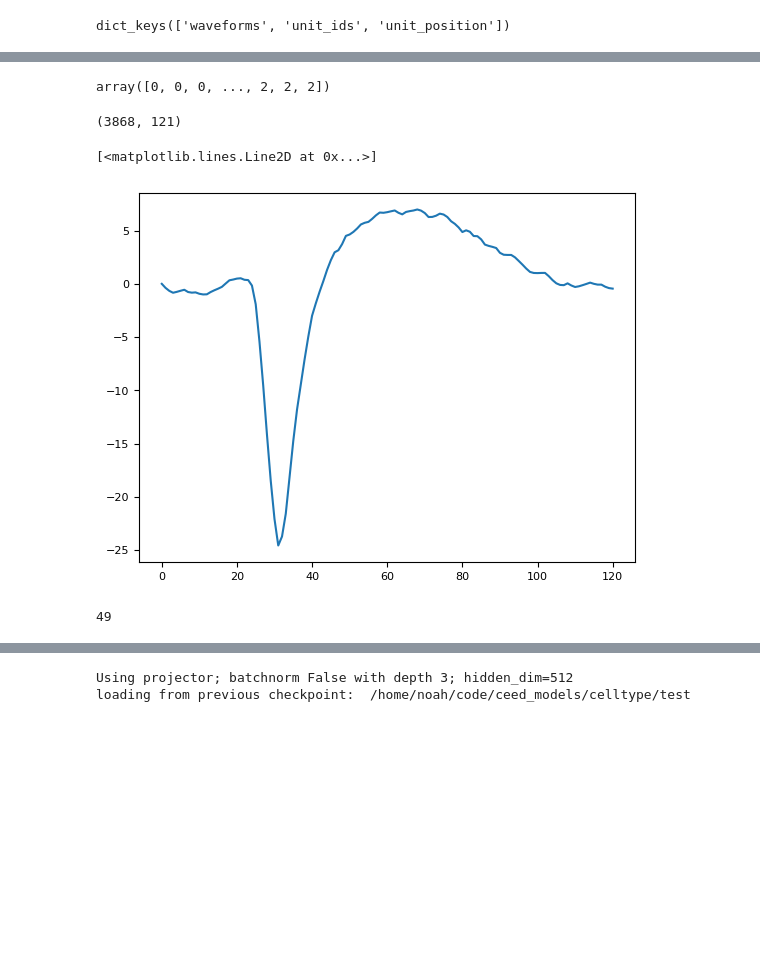
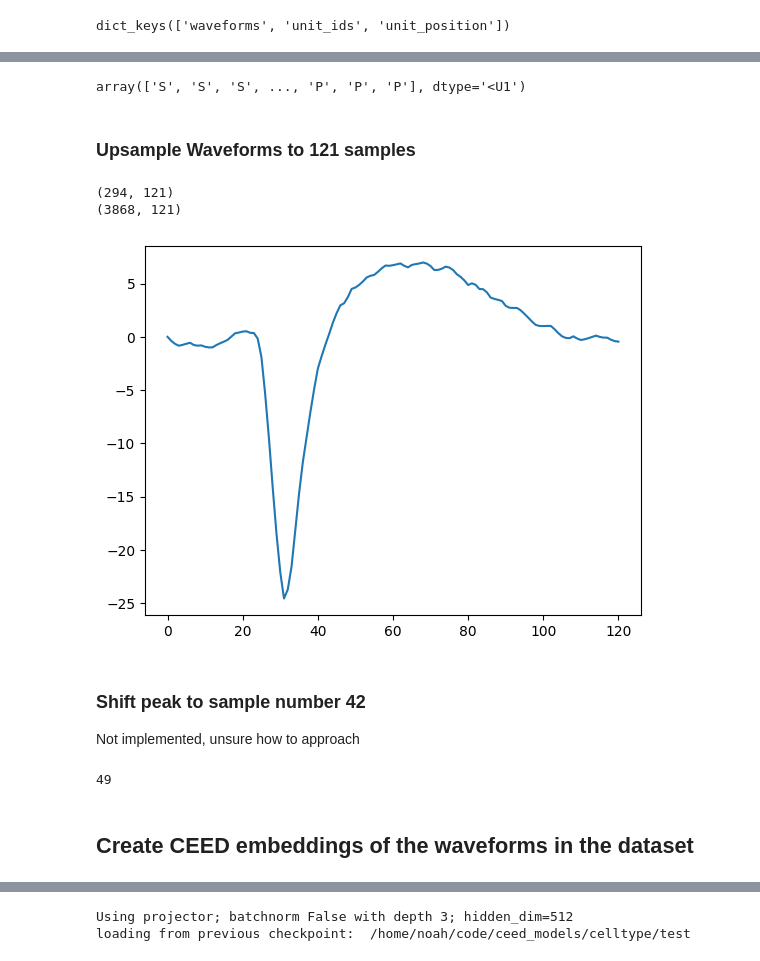
Before and after one commit to N0AHt/optotagging, a Jupyter notebook: embedd_optotag_waveforms.ipynb, the cells around one changed output, grey strips where cells are left out. Saved outputs shown, nothing was run; the diff lists cells and outputs as text; code cells hidden in the pictures; blank space fills up the shorter version.

```diff
--- a/embedd_optotag_waveforms.ipynb
+++ b/embedd_optotag_waveforms.ipynb
@@ -79,9 +89,11 @@ vconvert = np.vectorize(convert_labels)
 int_labels = vconvert(labels)
 int_labels_untuned = vconvert(labels_untuned)
 # %%
-int_labels_untuned
+labels_untuned
 # %% [output]
-array([0, 0, 0, ..., 2, 2, 2])
+array(['S', 'S', 'S', ..., 'P', 'P', 'P'], dtype='<U1')
+# %% [markdown]
+### Upsample Waveforms to 121 samples
 # %%
 #manipulate waveforms
 from tslearn.preprocessing import TimeSeriesResampler
@@ -94,12 +106,11 @@ def upsample(wave):
 upwaves = np.apply_along_axis(upsample, 1, waves).squeeze()
 upwaves_untuned = np.apply_along_axis(upsample, 1, waves_untuned).squeeze()
 # %%
-upwaves.shape
-upwaves_untuned.shape
+print(upwaves.shape)
+print(upwaves_untuned.shape)
+plt.plot(upwaves_untuned[0])
+plt.show()
 # %% [output]
+(294, 121)
 (3868, 121)
+[figure, added]
-# %%
-plt.plot(upwaves_untuned[0])
-# %% [output]
-[<matplotlib.lines.Line2D at 0x...>]
-[figure, removed]
@@ -108,7 +117,13 @@ plt.plot(upwaves_untuned[0])
+# %% [markdown]
+### Shift peak to sample number 42
+
+Not implemented, unsure how to approach
 # %%
 upwaves[0].argmax()
 # %% [output]
 49
+# %% [markdown]
+## Create CEED embeddings of the waveforms in the dataset
 # %%
 #ignoring this, lets just ceed the data and move on
 from ceed.models.ceed import CEED
```
Also changed, not shown: parts of 28 cells of this notebook, 2 other files.
